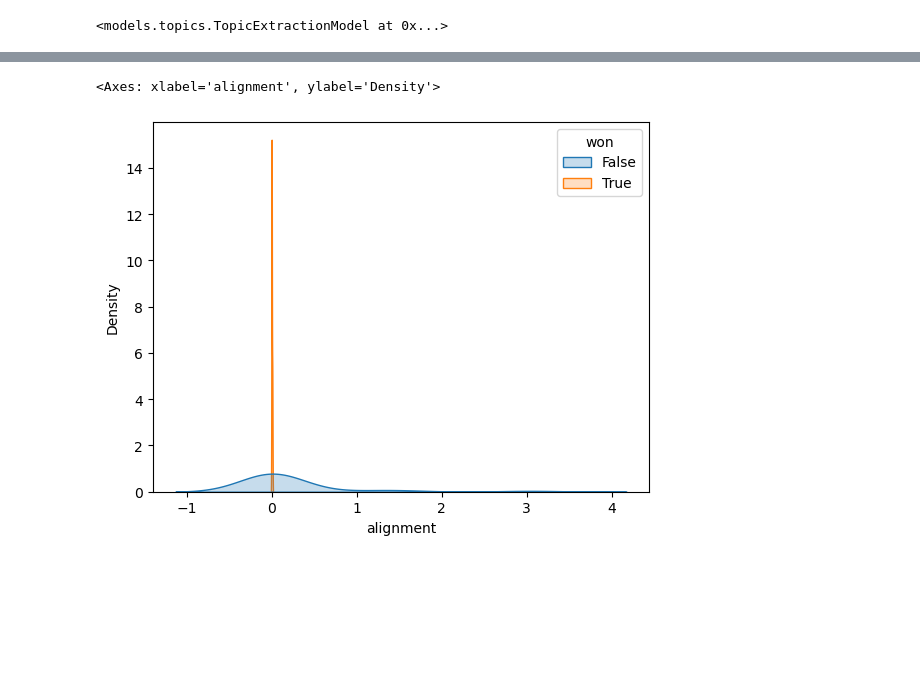
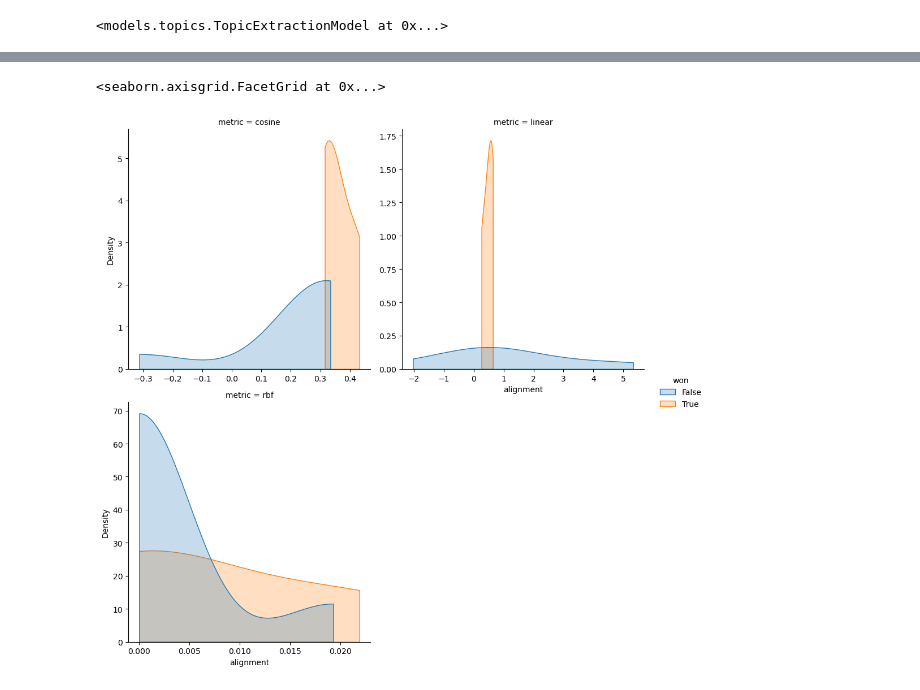
Before and after one commit to raineszm/sff-predict, a Jupyter notebook: notebooks/Topicality.ipynb, the cells around one changed output, grey strips where cells are left out. Drawn from its saved outputs; the diff is of its cells as text; code cells hidden in the pictures; blank space fills up the shorter version.

Commit message:
add more options for topicality metric

```diff
--- a/notebooks/Topicality.ipynb
+++ b/notebooks/Topicality.ipynb
@@ -14,7 +14,7 @@ headline_embeddings = pd.read_parquet("../data/headline_embeddings.parquet")
 headlines_merged = pd.merge(headlines, headline_embeddings, on="id", how="left")
 # %%
 from models.topics import NonStationaryFilter, HighKurtosisFilter, CompoundFilter
-YEAR = 1983
+YEAR = 1977
 sample_year = headlines_merged[headlines_merged["year"] == YEAR]
 
 model = SentenceTransformer("all-MiniLM-L6-v2")
@@ -98,6 +86,6 @@ sns.kdeplot(x="alignment", data=desc_aligned[desc_aligned.metric == "rbf"], hue=
 # %%
-sns.kdeplot(x="alignment", data=desc_aligned[desc_aligned.metric == "rbf"], hue='won', common_norm=True , fill=True)
+sns.displot(x="alignment", data=desc_aligned, hue='won', col="metric", col_wrap=2, kind="kde", facet_kws={"sharey": False, "sharex": False}, fill=True, cut=0, common_norm=False)
 # %% [output]
-<Axes: xlabel='alignment', ylabel='Density'>
+<seaborn.axisgrid.FacetGrid at 0x...>
-[figure, old version]
+[figure, new version]
 # %%
```
Also changed, not shown: parts of 9 cells of this notebook, 1 other file.
